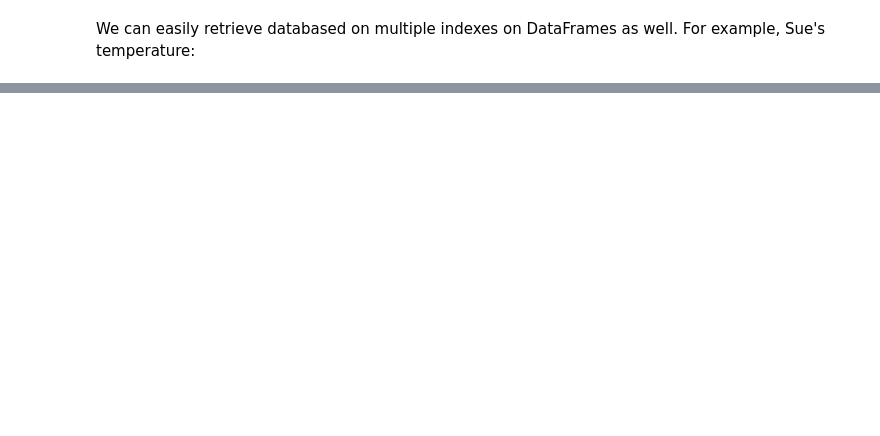
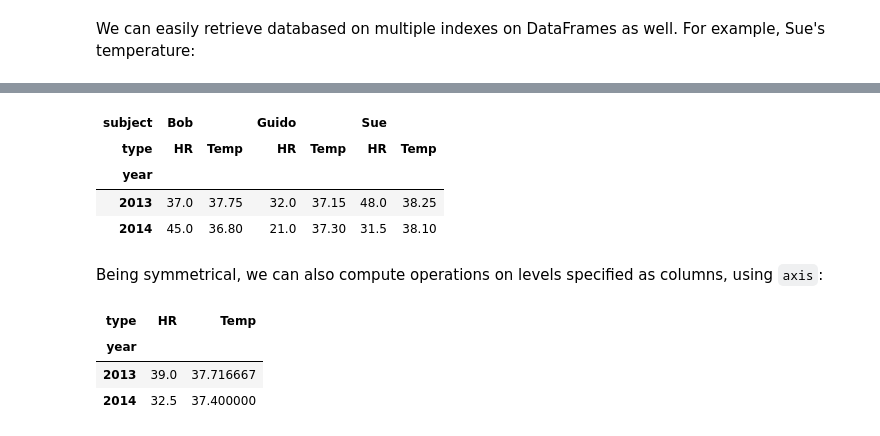
Before and after one commit to GiuseppeBaldini/Python-DS-Handbook, a Jupyter notebook: 3.Pandas/03.05 - Hierarchical Indexing.ipynb, the cells around one changed output, grey strips where cells are left out. Cells and saved outputs as stored; diff of their text form; code cells hidden in the pictures; blank space fills up the shorter version.

```diff
--- a/3.Pandas/03.05 - Hierarchical Indexing.ipynb
+++ b/3.Pandas/03.05 - Hierarchical Indexing.ipynb
@@ -305,0 +435,20 @@ Name: (Sue, Temp), dtype: float64
+# %%
+# average per year
+
+data_mean = health_data.mean(level='year')
+data_mean
+# %% [output]
+| subject | Bob |  | Guido |  | Sue |  |
+| type | HR | Temp | HR | Temp | HR | Temp |
+| year |  |  |  |  |  |  |
+| 2013 | 37.0 | 37.75 | 32.0 | 37.15 | 48.0 | 38.25 |
+| 2014 | 45.0 | 36.80 | 21.0 | 37.30 | 31.5 | 38.10 |
+# %% [markdown]
+Being symmetrical, we can also compute operations on levels specified as columns, using <code>axis</code>:
+# %%
+data_mean.mean(axis=1, level='type')
+# %% [output]
+| type | HR | Temp |
+| year |  |  |
+| 2013 | 39.0 | 37.716667 |
+| 2014 | 32.5 | 37.400000 |
```
Also changed, not shown: parts of 25 cells of this notebook.
